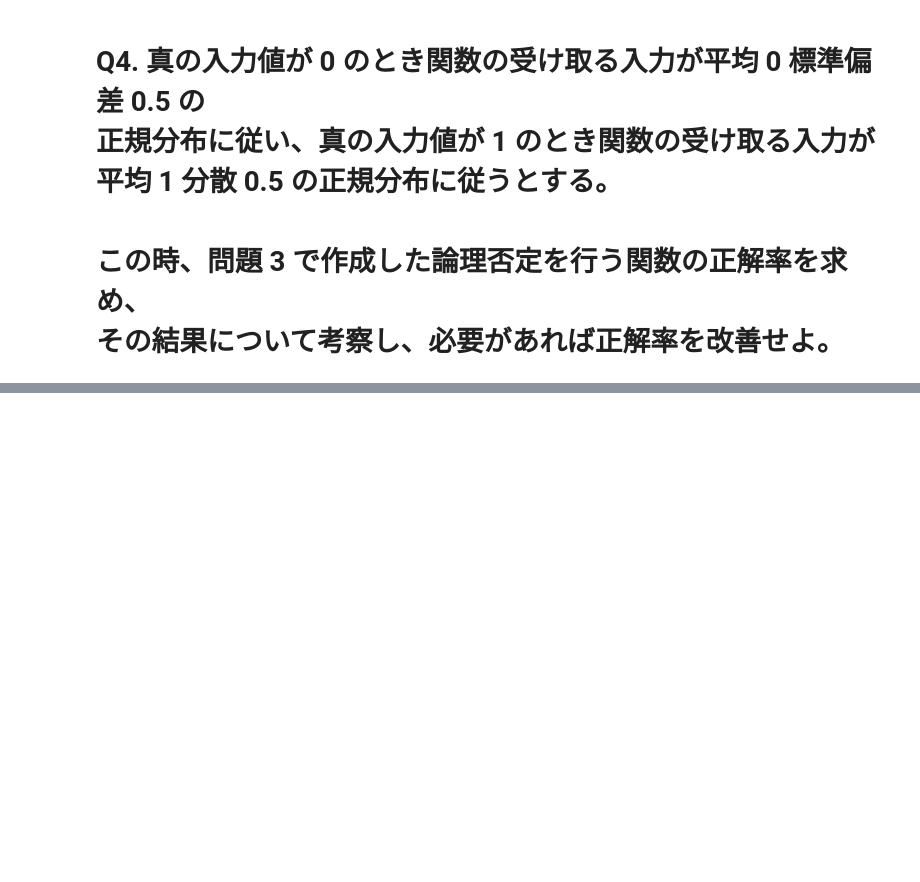
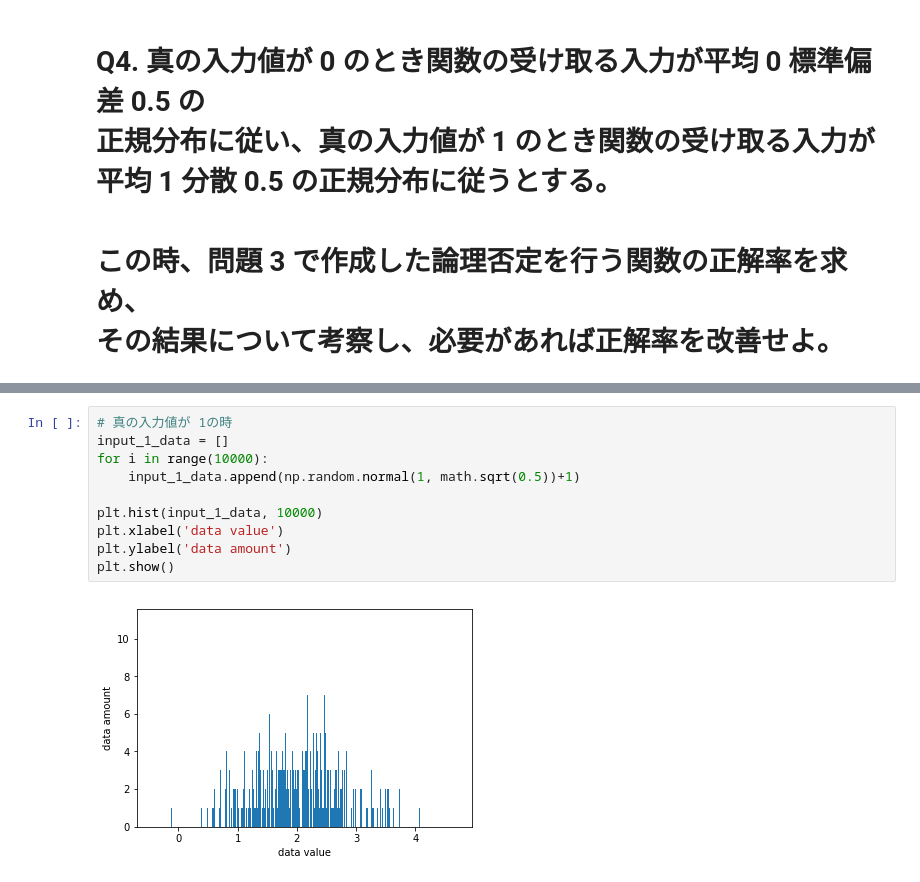
Before and after one commit to mpsamurai/ml-101-exercises, a Jupyter notebook: 04_perceptron/teraoka/04_perceptron.ipynb, the cells around one changed output, grey strips where cells are left out. Saved outputs shown, nothing was run; the diff lists cells and outputs as text; blank space fills up the shorter version.

```diff
--- a/04_perceptron/teraoka/04_perceptron.ipynb
+++ b/04_perceptron/teraoka/04_perceptron.ipynb
@@ -214,0 +232,12 @@ parameter :  {'a': 0.040632032452472135, 'b': 0.02437921947148311}
+# %%
+# 真の入力値が 1の時
+input_1_data = []
+for i in range(10000):
+    input_1_data.append(np.random.normal(1, math.sqrt(0.5))+1)
+
+plt.hist(input_1_data, 10000)
+plt.xlabel('data value')
+plt.ylabel('data amount')
+plt.show()
+# %% [output]
+[figure, added]
```
Also changed, not shown: parts of 11 cells of this notebook, 5 other files.
